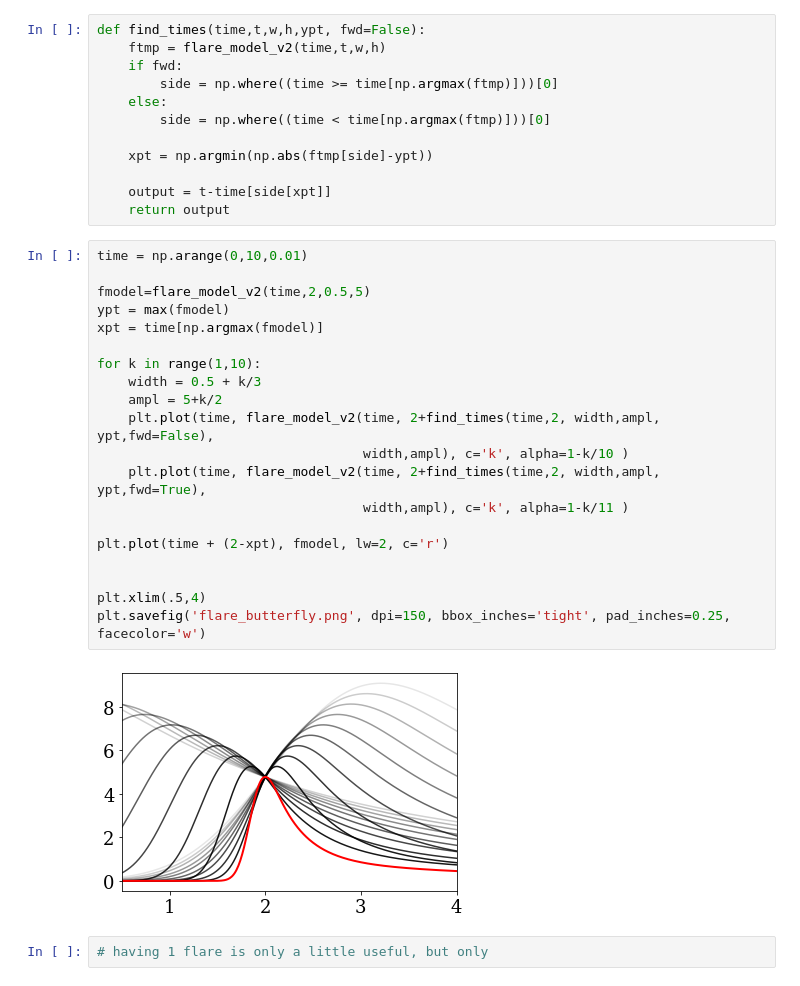
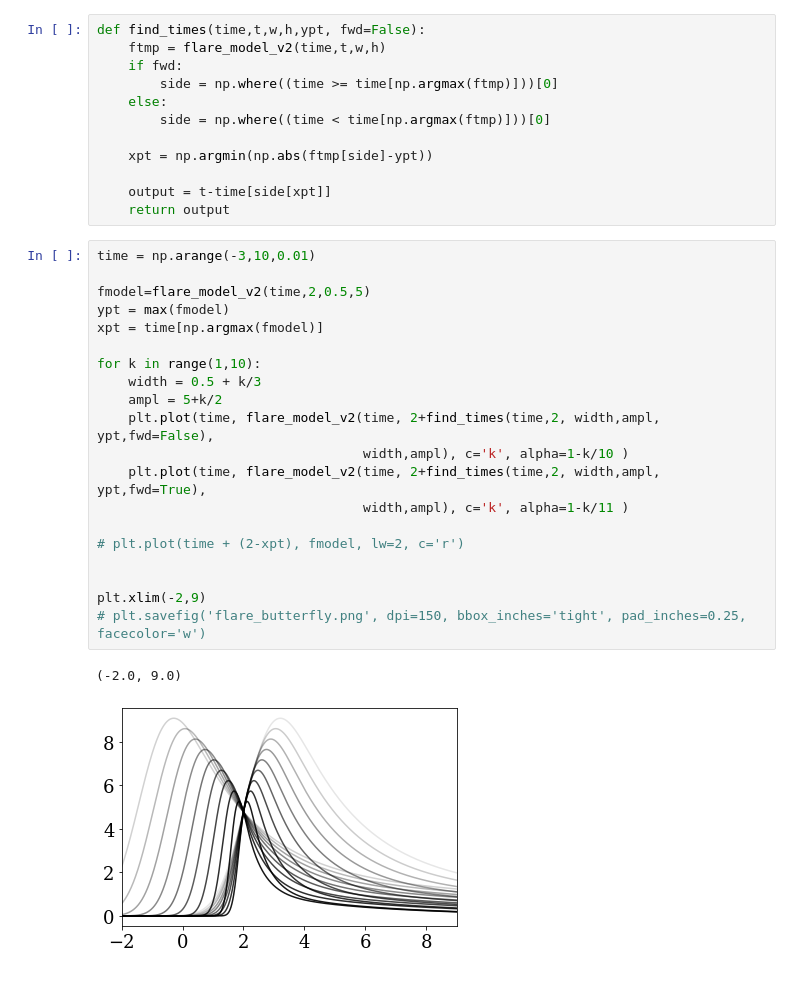
Before and after one commit to jradavenport/eralf, a Jupyter notebook: explore.ipynb, the cells around one changed output. Cells and saved outputs as stored; diff of their text form.

Commit message:
pushing plots

```diff
--- a/explore.ipynb
+++ b/explore.ipynb
@@ -22,26 +22,25 @@ def find_times(time,t,w,h,ypt, fwd=False):
     output = t-time[side[xpt]]
     return output
 # %%
-time = np.arange(0,10,0.01)
+time = np.arange(-3,10,0.01)
 
 fmodel=flare_model_v2(time,2,0.5,5)
 ypt = max(fmodel)
 xpt = time[np.argmax(fmodel)]
 
 for k in range(1,10):
     width = 0.5 + k/3
     ampl = 5+k/2
     plt.plot(time, flare_model_v2(time, 2+find_times(time,2, width,ampl, ypt,fwd=False),
                                   width,ampl), c='k', alpha=1-k/10 )
     plt.plot(time, flare_model_v2(time, 2+find_times(time,2, width,ampl, ypt,fwd=True),
                                   width,ampl), c='k', alpha=1-k/11 )
 
-plt.plot(time + (2-xpt), fmodel, lw=2, c='r')
+# plt.plot(time + (2-xpt), fmodel, lw=2, c='r')
 
 
-plt.xlim(.5,4)
-plt.savefig('flare_butterfly.png', dpi=150, bbox_inches='tight', pad_inches=0.25, facecolor='w')
+plt.xlim(-2,9)
+# plt.savefig('flare_butterfly.png', dpi=150, bbox_inches='tight', pad_inches=0.25, facecolor='w')
 # %% [output]
+(-2.0, 9.0)
-[figure, old version]
+[figure, new version]
-# %%
-# having 1 flare is only a little useful, but only
```
Also changed, not shown: parts of 9 cells of this notebook.
